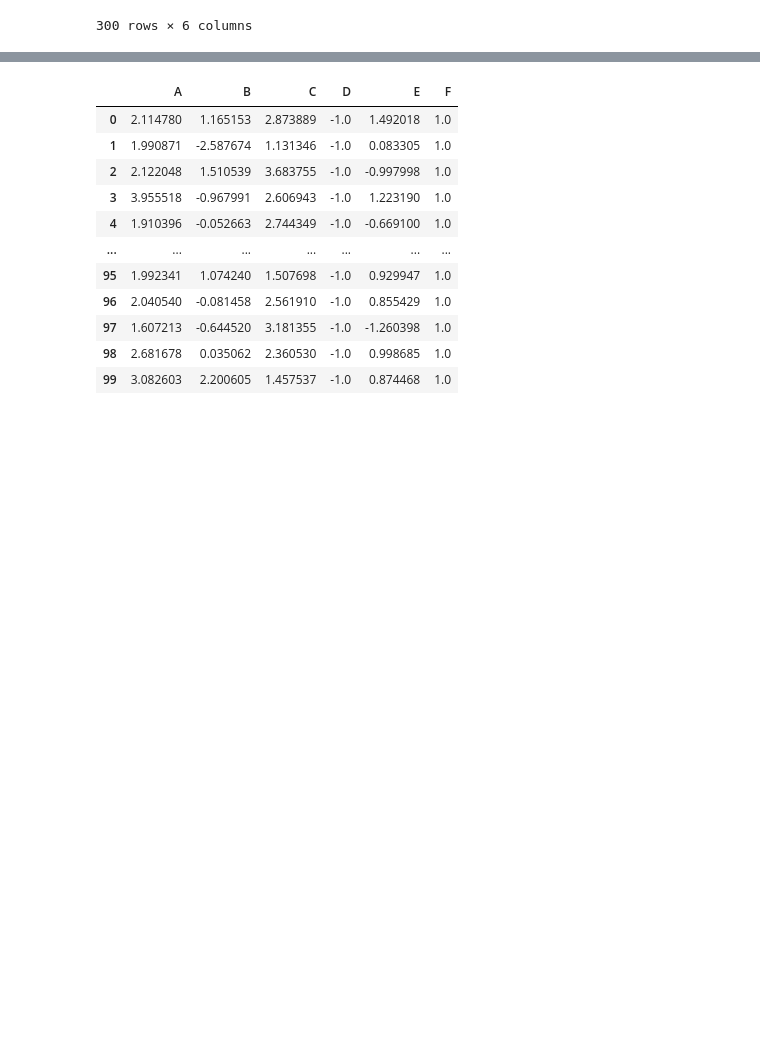
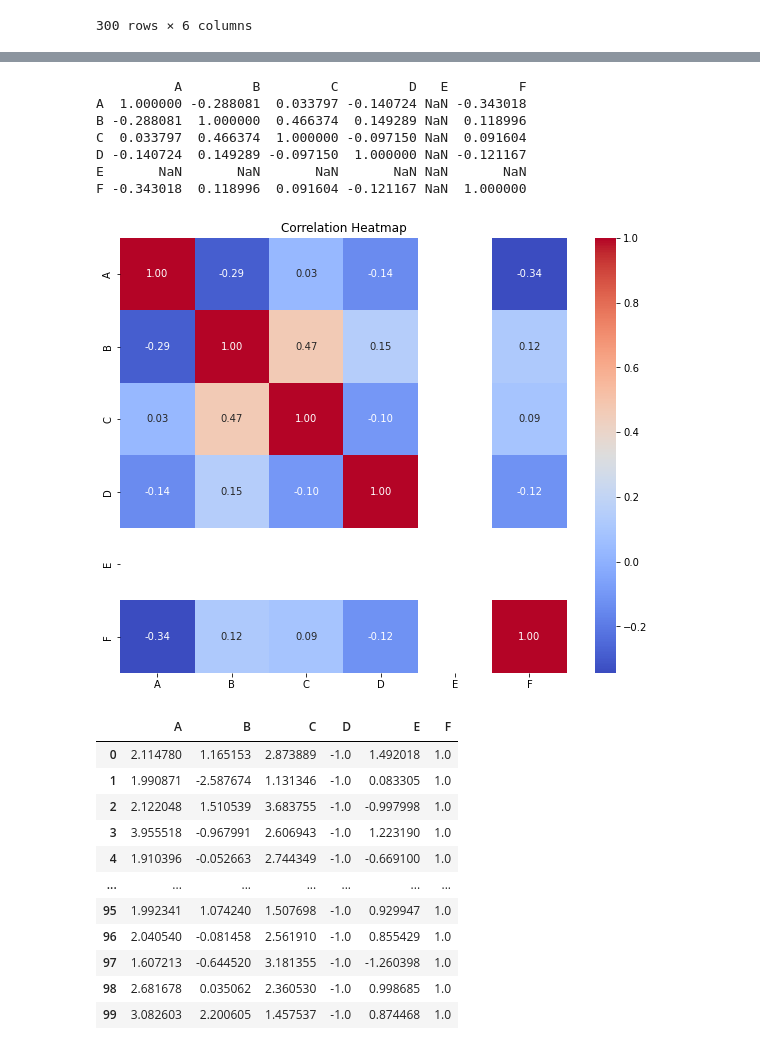
Before and after one commit to Villinger1999/BO-Mini-project, a Jupyter notebook: C-project/correlation.ipynb, the cells around one changed output, grey strips where cells are left out. Drawn from its saved outputs; the diff is of its cells as text; code cells hidden in the pictures; blank space fills up the shorter version.

```diff
--- a/C-project/correlation.ipynb
+++ b/C-project/correlation.ipynb
@@ -440,4 +458,22 @@ df_E
 100 rows × 6 columns
+# %%
+correlation_matrix_E = df_E.corr()
+
+print(correlation_matrix_E)
+
+plt.figure(figsize=(10, 8))
+sns.heatmap(correlation_matrix_E, annot=True, cmap='coolwarm', fmt=".2f", annot_kws={"size": 10})
+plt.title('Correlation Heatmap')
+plt.show()
+# %% [output]
+          A         B         C         D   E         F
+A  1.000000 -0.288081  0.033797 -0.140724 NaN -0.343018
+B -0.288081  1.000000  0.466374  0.149289 NaN  0.118996
+C  0.033797  0.466374  1.000000 -0.097150 NaN  0.091604
+D -0.140724  0.149289 -0.097150  1.000000 NaN -0.121167
+E       NaN       NaN       NaN       NaN NaN       NaN
+F -0.343018  0.118996  0.091604 -0.121167 NaN  1.000000
+[figure, added]
 # %%
 df_DminusF = pd.read_csv('data_1466.csv')
 df_DminusF.drop('Unnamed: 0', axis=1, inplace=True)
```
Also changed, not shown: parts of 8 cells of this notebook.
